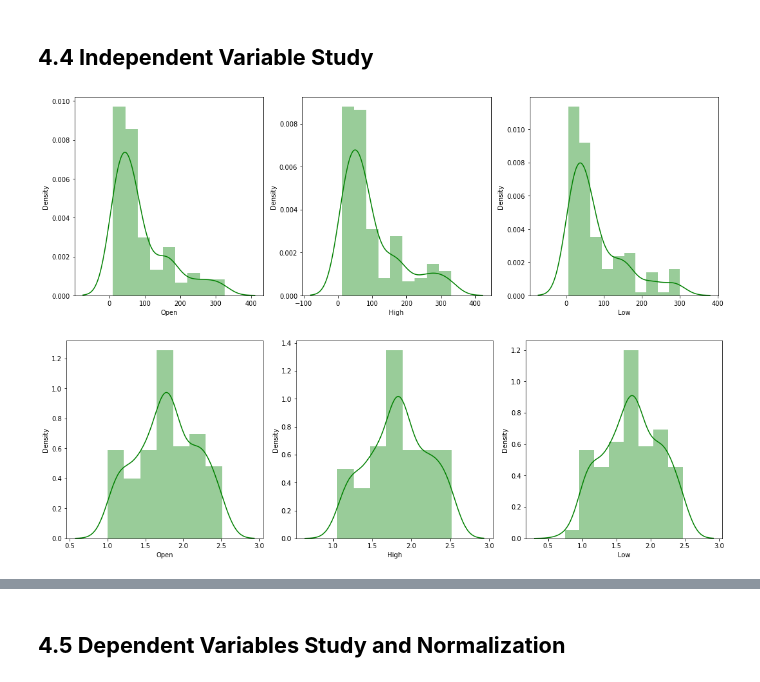
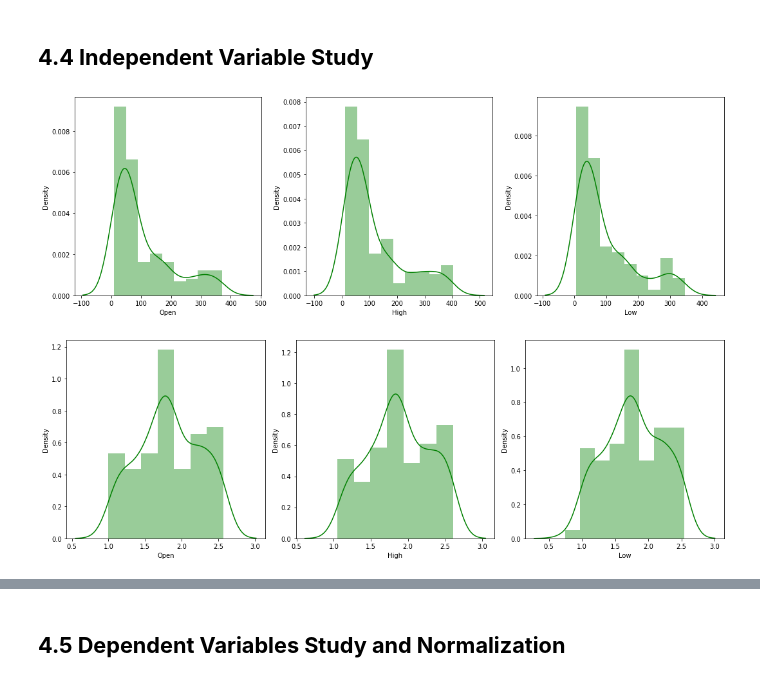
Before and after one commit to Amitha-sridhar/ML_capstone-project_yes-bank_stock-closing-prediction, a Jupyter notebook: ML_Stock_Prediction1.ipynb, the cells around one changed output, grey strips where cells are left out. Drawn from its saved outputs; the diff is of its cells as text; code cells hidden in the pictures.

```diff
--- a/ML_Stock_Prediction1.ipynb
+++ b/ML_Stock_Prediction1.ipynb
@@ -187,8 +146,8 @@ new_df.describe()
 # %% [markdown]
 ## **4.1 Year-Wise Study Open and Close**
 # %%
-new_df['Date'] = new_df['Date'].apply(lambda x: datetime.strptime(x, '%b-%y'))
+df['Date'] = df['Date'].apply(lambda x: datetime.strptime(x, '%b-%y'))
 # %%
-new_df.set_index('Date',inplace=True)
+df.set_index('Date',inplace=True)
 # %%
 plt.figure(figsize=(20,8))
@@ -255,27 +209,27 @@ dep_var=new_df['Close']
 # %%
 fig, axs = plt.subplots(ncols=3,figsize=(15,5))
 
 #graph plot
-sns.distplot(new_df['Open'], color='g', ax=axs[0])
-sns.distplot(new_df['High'], color='g', ax=axs[1])
-sns.distplot(new_df['Low'], color='g',ax=axs[2])
+sns.distplot(df['Open'], color='g', ax=axs[0])
+sns.distplot(df['High'], color='g', ax=axs[1])
+sns.distplot(df['Low'], color='g',ax=axs[2])
 
 # this prevents plots from overlapping
 plt.tight_layout()
 # %% [output]
-[figure, old version]
+[figure, new version]
 # %%
 # subplots and figure size
 fig, axs = plt.subplots(ncols=3,figsize=(15,5))
 
 #graph plot
-sns.distplot(np.log10(new_df['Open']), color='g', ax=axs[0])
-sns.distplot(np.log10(new_df['High']), color='g', ax=axs[1])
-sns.distplot(np.log10(new_df['Low']), color='g',ax=axs[2])
+sns.distplot(np.log10(df['Open']), color='g', ax=axs[0])
+sns.distplot(np.log10(df['High']), color='g', ax=axs[1])
+sns.distplot(np.log10(df['Low']), color='g',ax=axs[2])
 
 # this prevents plots from overlapping
 plt.tight_layout()
 # %% [output]
-[figure, old version]
+[figure, new version]
 # %%
 fig, axes = plt.subplots(1,3,figsize=(15,5))
```
Also changed, not shown: parts of 37 cells of this notebook.
